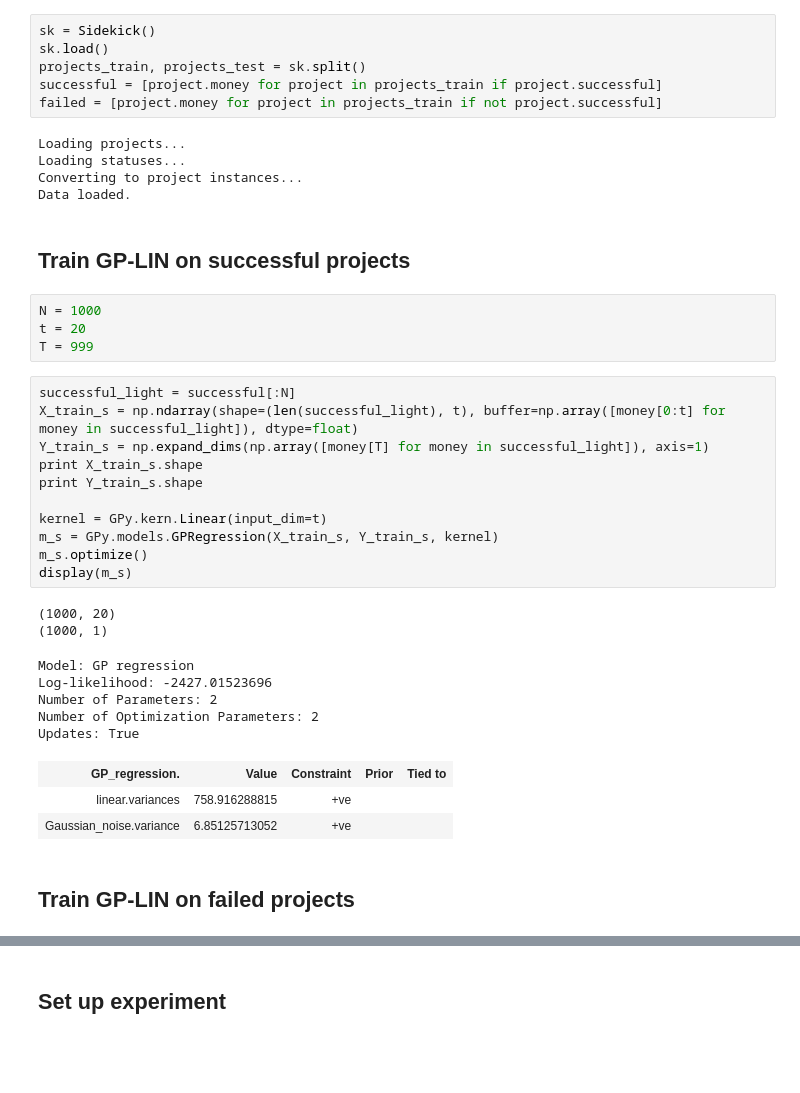
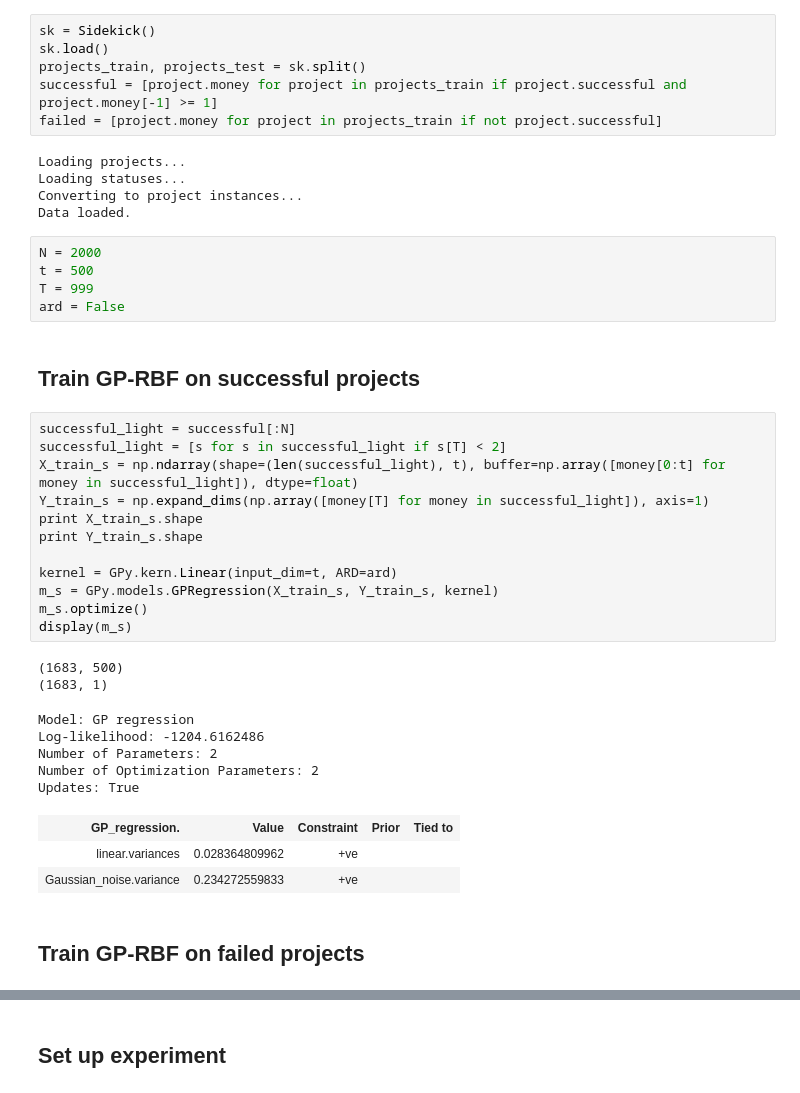
Before and after one commit to vicow/gaussian-process, a Jupyter notebook: notebooks/sidekick-5-output-as-input.ipynb, the cells around one changed output, grey strips where cells are left out. Drawn from its saved outputs; the diff is of its cells as text; blank space fills up the shorter version.

```diff
--- a/notebooks/sidekick-5-output-as-input.ipynb
+++ b/notebooks/sidekick-5-output-as-input.ipynb
@@ -95,41 +57,43 @@ DATA_DIR = "../data/sidekick"
 sk = Sidekick()
 sk.load()
 projects_train, projects_test = sk.split()
-successful = [project.money for project in projects_train if project.successful]
+successful = [project.money for project in projects_train if project.successful and project.money[-1] >= 1]
 failed = [project.money for project in projects_train if not project.successful]
 # %% [output]
 Loading projects...
 Loading statuses...
 Converting to project instances...
 Data loaded.
+# %%
+N = 2000
+t = 500
+T = 999
+ard = False
 # %% [markdown]
-## Train GP-LIN on successful projects
+## Train GP-RBF on successful projects
-# %%
-N = 1000
-t = 20
-T = 999
 # %%
 successful_light = successful[:N]
+successful_light = [s for s in successful_light if s[T] < 2]
 X_train_s = np.ndarray(shape=(len(successful_light), t), buffer=np.array([money[0:t] for money in successful_light]), dtype=float)
 Y_train_s = np.expand_dims(np.array([money[T] for money in successful_light]), axis=1)
 print X_train_s.shape
 print Y_train_s.shape
 
-kernel = GPy.kern.Linear(input_dim=t)
+kernel = GPy.kern.Linear(input_dim=t, ARD=ard)
 m_s = GPy.models.GPRegression(X_train_s, Y_train_s, kernel)
 m_s.optimize()
 display(m_s)
 # %% [output]
-(1000, 20)
-(1000, 1)
+(1683, 500)
+(1683, 1)
 Model: GP regression
-Log-likelihood: -2427.01523696
+Log-likelihood: -1204.6162486
 Number of Parameters: 2
 Number of Optimization Parameters: 2
 Updates: True
 | GP_regression. | Value | Constraint | Prior | Tied to |
-| linear.variances | 758.916288815 | +ve |  |  |
-| Gaussian_noise.variance | 6.85125713052 | +ve |  |  |
+| linear.variances | 0.028364809962 | +ve |  |  |
+| Gaussian_noise.variance | 0.234272559833 | +ve |  |  |
 # %% [markdown]
-## Train GP-LIN on failed projects
+## Train GP-RBF on failed projects
 # %%
```
Also changed, not shown: parts of 12 cells of this notebook, 2 other files.
